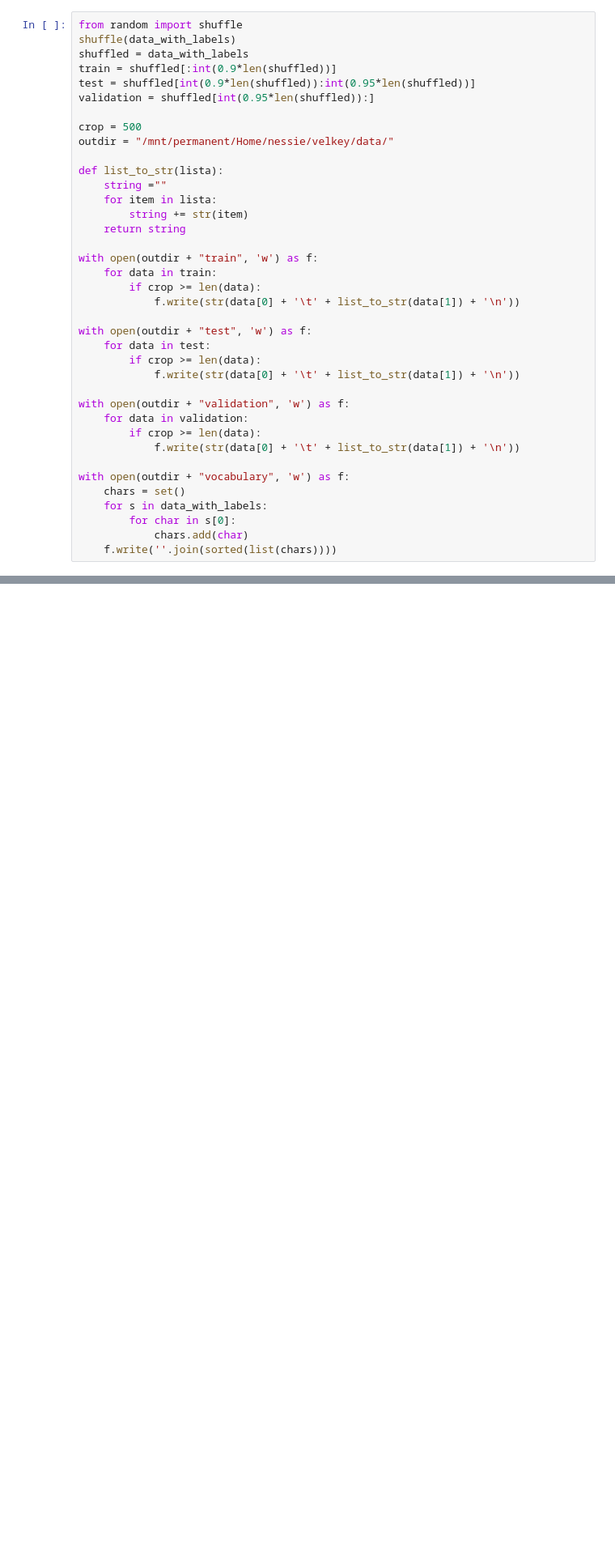
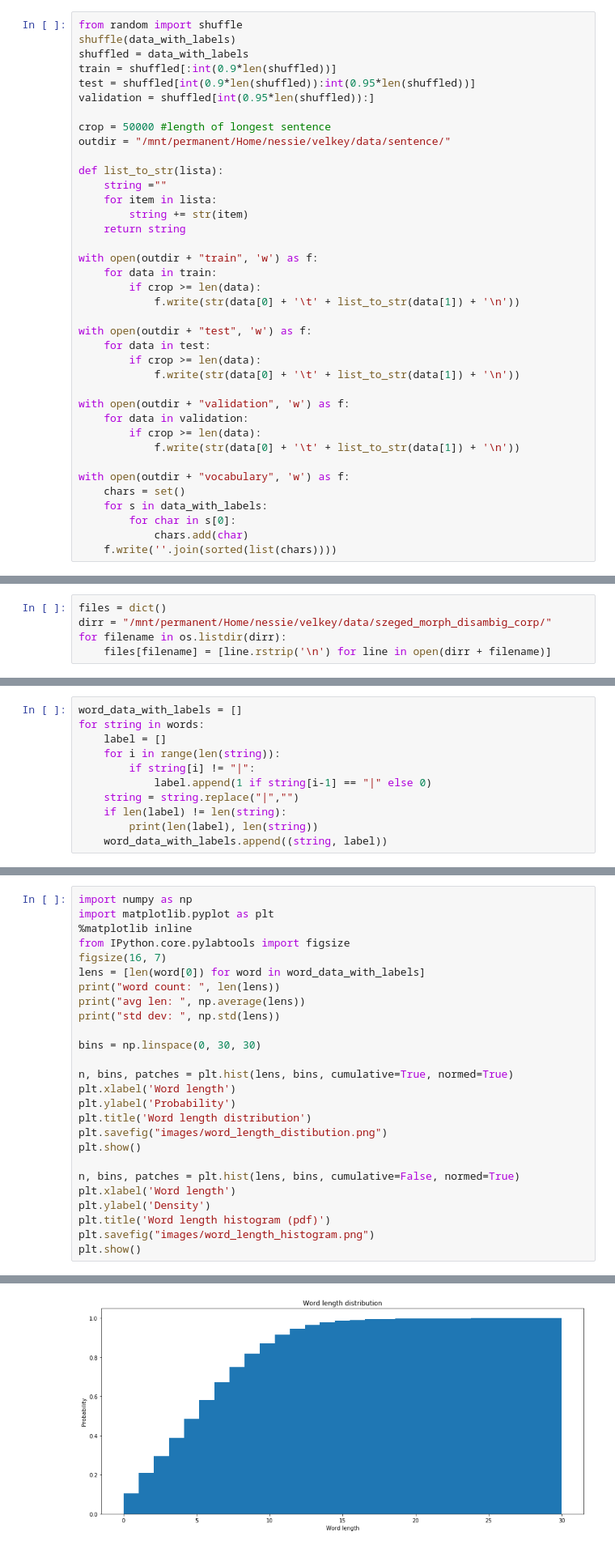
Before and after one commit to evelkey/dynamic-segmentation, a Jupyter notebook: dynamic-segmentation/tf_fold/create_database.ipynb, the cells around one changed output, grey strips where cells are left out. Shown at 81% size. Drawn from its saved outputs; the diff is of its cells as text; blank space fills up the shorter version.

```diff
--- a/dynamic-segmentation/tf_fold/create_database.ipynb
+++ b/dynamic-segmentation/tf_fold/create_database.ipynb
@@ -82,8 +77,8 @@ train = shuffled[:int(0.9*len(shuffled))]
 test = shuffled[int(0.9*len(shuffled)):int(0.95*len(shuffled))]
 validation = shuffled[int(0.95*len(shuffled)):]
 
-crop = 500
-outdir = "/mnt/permanent/Home/nessie/velkey/data/"
+crop = 50000 #length of longest sentence
+outdir = "/mnt/permanent/Home/nessie/velkey/data/sentence/"
 
 def list_to_str(lista):
     string =""
@@ -126,0 +125,5 @@ Zero fraction in labels:  91.27552539824244 %
+# %%
+files = dict()
+dirr = "/mnt/permanent/Home/nessie/velkey/data/szeged_morph_disambig_corp/"
+for filename in os.listdir(dirr):
+    files[filename] = [line.rstrip('\n') for line in open(dirr + filename)]
@@ -126,0 +140,11 @@ Zero fraction in labels:  91.27552539824244 %
+# %%
+word_data_with_labels = []
+for string in words:
+    label = []
+    for i in range(len(string)):
+        if string[i] != "|":
+            label.append(1 if string[i-1] == "|" else 0)
+    string = string.replace("|","")
+    if len(label) != len(string):
+        print(len(label), len(string))
+    word_data_with_labels.append((string, label))
@@ -126,0 +153,27 @@ Zero fraction in labels:  91.27552539824244 %
+# %%
+import numpy as np
+import matplotlib.pyplot as plt
+%matplotlib inline
+from IPython.core.pylabtools import figsize
+figsize(16, 7)
+lens = [len(word[0]) for word in word_data_with_labels]
+print("word count: ", len(lens))
+print("avg len: ", np.average(lens))
+print("std dev: ", np.std(lens))
+
+bins = np.linspace(0, 30, 30)
+
+n, bins, patches = plt.hist(lens, bins, cumulative=True, normed=True)
+plt.xlabel('Word length')
+plt.ylabel('Probability')
+plt.title('Word length distribution')
+plt.savefig("images/word_length_distibution.png")
+plt.show()
+
+n, bins, patches = plt.hist(lens, bins, cumulative=False, normed=True)
+plt.xlabel('Word length')
+plt.ylabel('Density')
+plt.title('Word length histogram (pdf)')
+plt.savefig("images/word_length_histogram.png")
+plt.show()
+# %% [output]
@@ -126,0 +183 @@ Zero fraction in labels:  91.27552539824244 %
+[figure, added]
```
Also changed, not shown: parts of 13 cells of this notebook, 7 other files.
